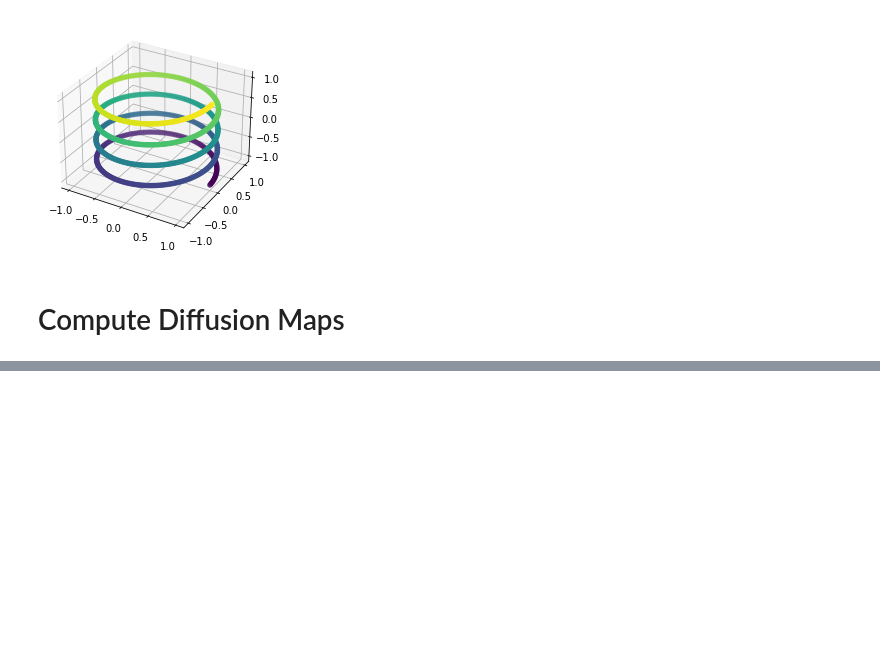
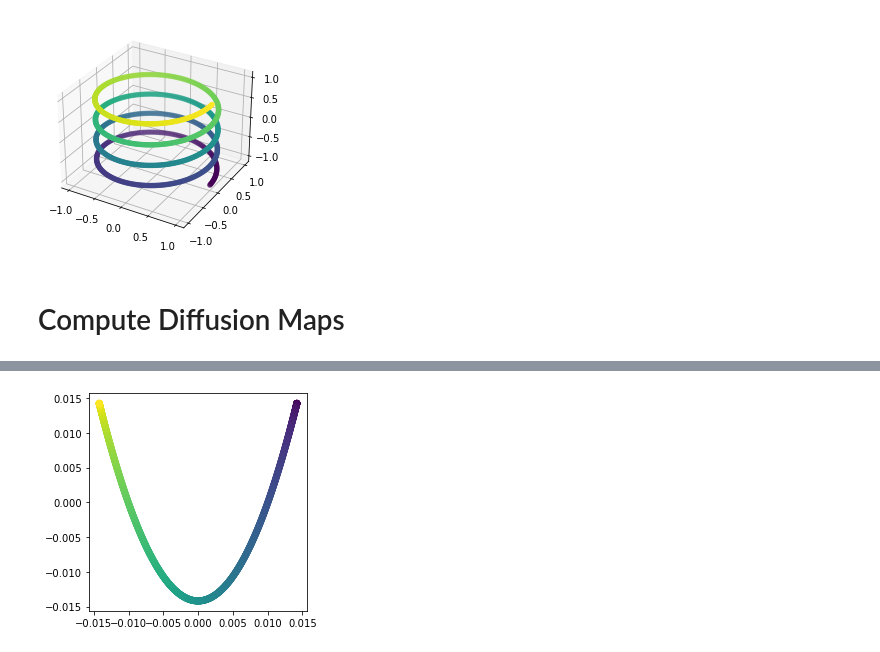
Before and after one commit to abt8601/diffusion-maps, a Jupyter notebook: examples/helix.ipynb, the cells around one changed output, grey strips where cells are left out. Saved outputs shown, nothing was run; the diff lists cells and outputs as text; code cells hidden in the pictures; blank space fills up the shorter version.

```diff
--- a/examples/helix.ipynb
+++ b/examples/helix.ipynb
@@ -34,0 +36,8 @@ plt.show()
+# %%
+mapped_helix_ref = ref.diffusion_maps(helix, n_components=2, kernel=ref.Gaussian.from_sigma(0.1), diffusion_time=1)
+# %%
+plt.scatter(mapped_helix_ref[:, 0], mapped_helix_ref[:, 1], c=np.linspace(0, 1, 1000), cmap='viridis')
+plt.axis('square')
+plt.show()
+# %% [output]
+[figure, added]
```
Also changed, not shown: parts of 2 cells of this notebook, 1 other file.
